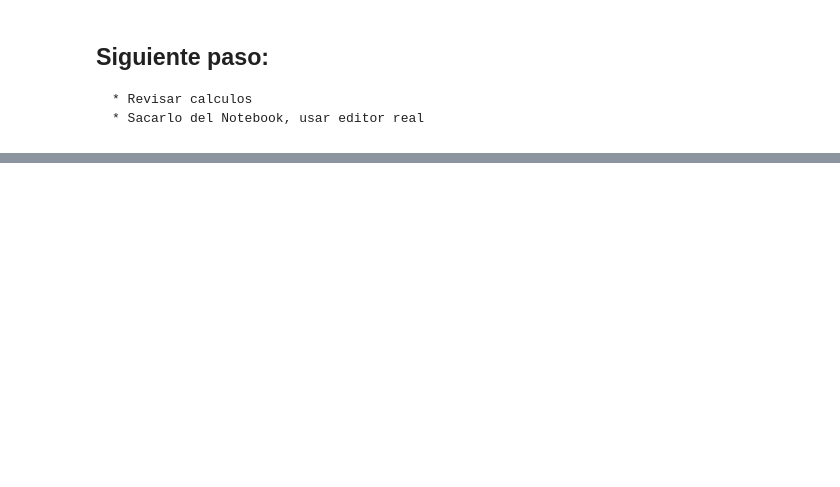
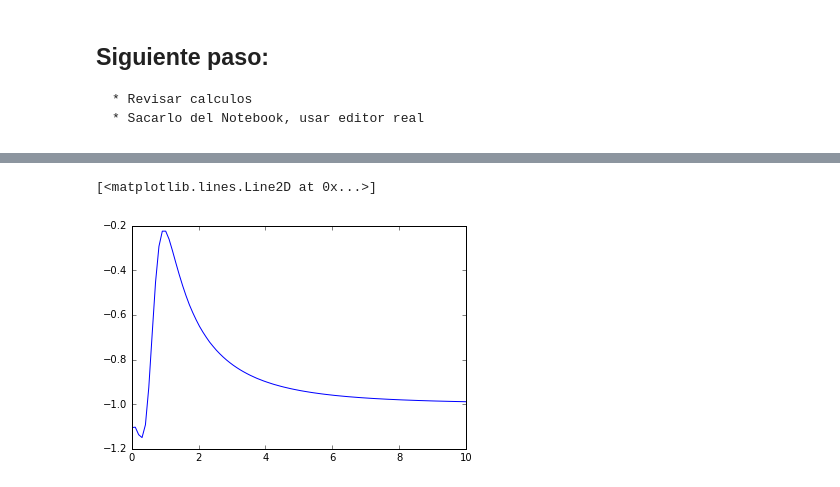
Before and after one commit to ja-vazquez/Scalar_Fields, a Jupyter notebook: Cosmo_rhos.ipynb, the cells around one changed output, grey strips where cells are left out. Saved outputs shown, nothing was run; the diff lists cells and outputs as text; code cells hidden in the pictures; blank space fills up the shorter version.

```diff
--- a/Cosmo_rhos.ipynb
+++ b/Cosmo_rhos.ipynb
@@ -308,0 +406,5 @@ np.savetxt('myfile.txt', np.c_[zvals, H_z+noise, noise*2])
+# %%
+plt.plot(zvals, w_f, 'b')
+# %% [output]
+[<matplotlib.lines.Line2D at 0x...>]
+[figure, added]
```
Also changed, not shown: parts of 11 cells of this notebook, 1 other file.
